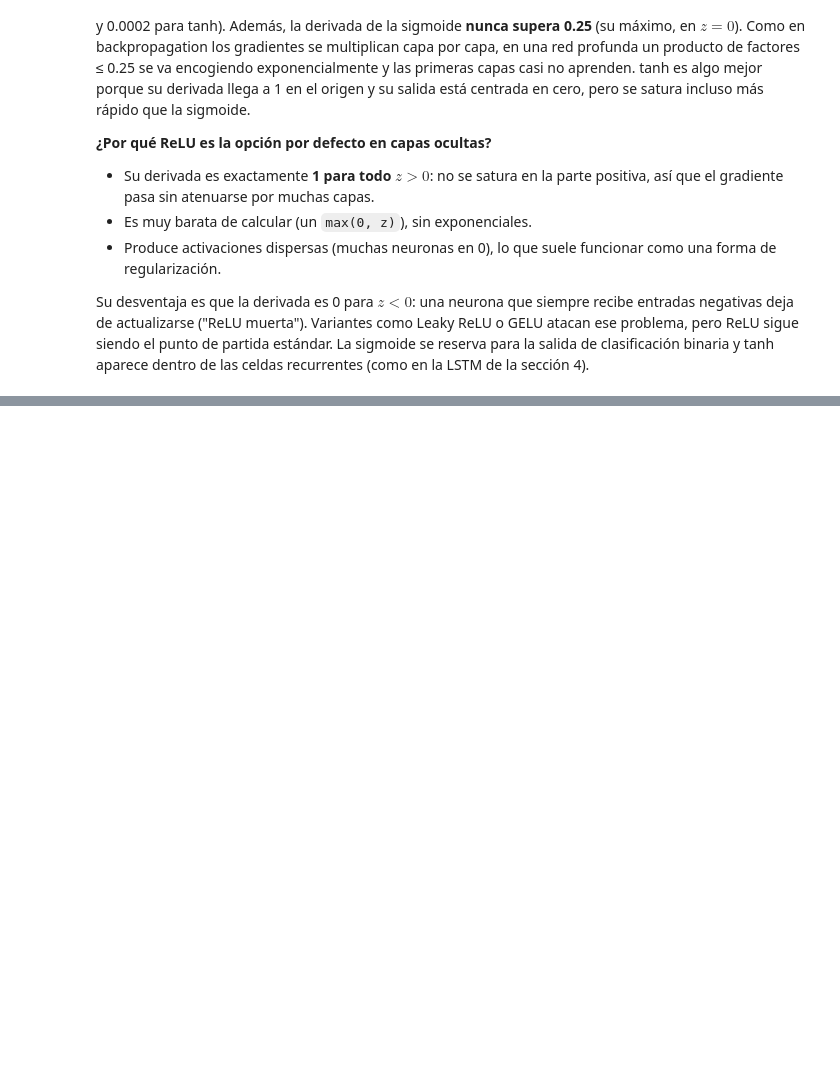
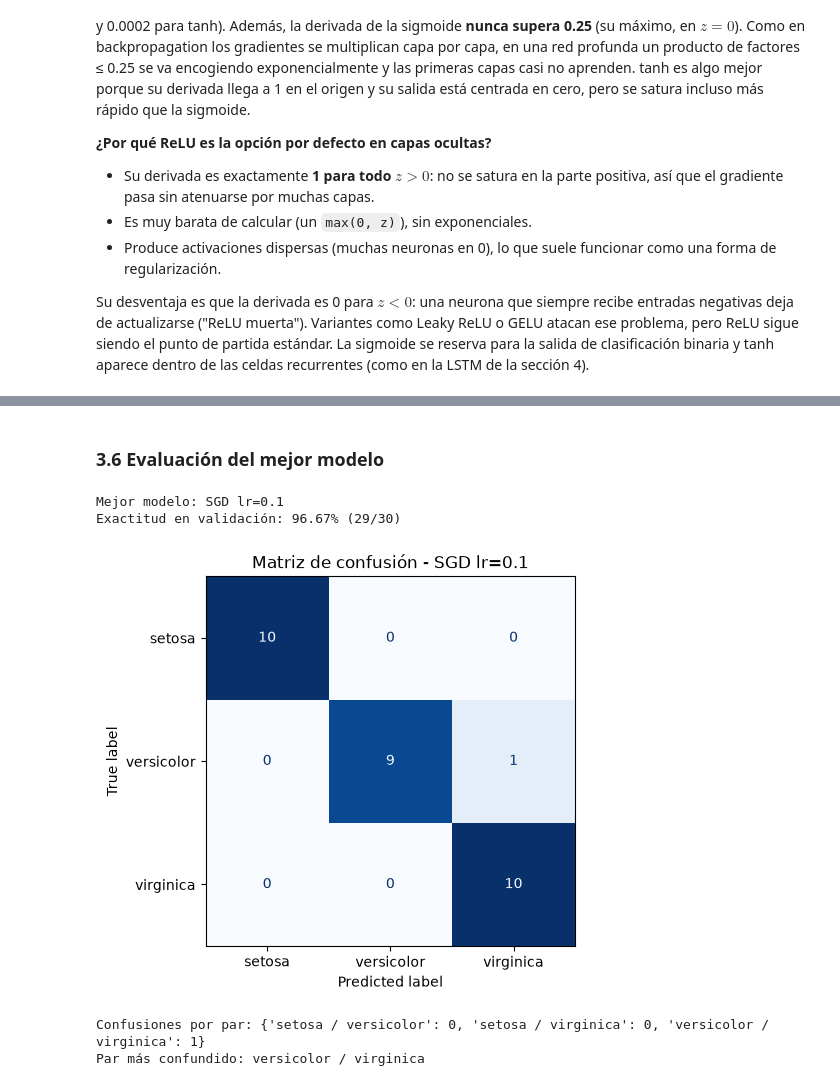
Before and after one commit to Cynthiss/NLP, a Jupyter notebook: Lab_7/Lab_7.ipynb, the cells around one changed output, grey strips where cells are left out. Saved outputs shown, nothing was run; the diff lists cells and outputs as text; code cells hidden in the pictures; blank space fills up the shorter version.

```diff
--- a/Lab_7/Lab_7.ipynb
+++ b/Lab_7/Lab_7.ipynb
@@ -265,0 +427,32 @@ Su desventaja es que la derivada es 0 para $z<0$: una neurona que siempre recibe
+# %% [markdown]
+### 3.6 Evaluación del mejor modelo
+# %%
+# Mejor modelo = mayor exactitud en validación (en empate, menor pérdida de validación)
+candidatos = {n: r for n, r in resultados.items() if "lr=10" not in n}
+mejor = max(candidatos, key=lambda n: (exactitud(candidatos[n][0], X_val, y_val)[0], -candidatos[n][2][-1]))
+modelo_final = resultados[mejor][0]
+
+modelo_final.eval()
+with torch.no_grad():
+    pred_val = modelo_final(X_val).argmax(dim=1)
+acc_val = (pred_val == y_val).float().mean().item()
+print(f"Mejor modelo: {mejor}")
+print(f"Exactitud en validación: {acc_val:.2%} ({(pred_val == y_val).sum().item()}/{len(y_val)})")
+
+cm = confusion_matrix(y_val, pred_val)
+ConfusionMatrixDisplay(cm, display_labels=iris.target_names).plot(cmap="Blues", colorbar=False)
+plt.title(f"Matriz de confusión - {mejor}")
+plt.show()
+
+# Par de especies con más confusiones (sumando ambos sentidos)
+pares = {(iris.target_names[i], iris.target_names[j]): cm[i, j] + cm[j, i]
+         for i in range(3) for j in range(i + 1, 3)}
+par = max(pares, key=pares.get)
+print("Confusiones por par:", {f"{a} / {b}": int(v) for (a, b), v in pares.items()})
+print(f"Par más confundido: {par[0]} / {par[1]}")
+# %% [output]
+Mejor modelo: SGD lr=0.1
+Exactitud en validación: 96.67% (29/30)
+[figure, added]
+Confusiones por par: {'setosa / versicolor': 0, 'setosa / virginica': 0, 'versicolor / virginica': 1}
+Par más confundido: versicolor / virginica
```
Also changed, not shown: parts of 13 cells of this notebook.
